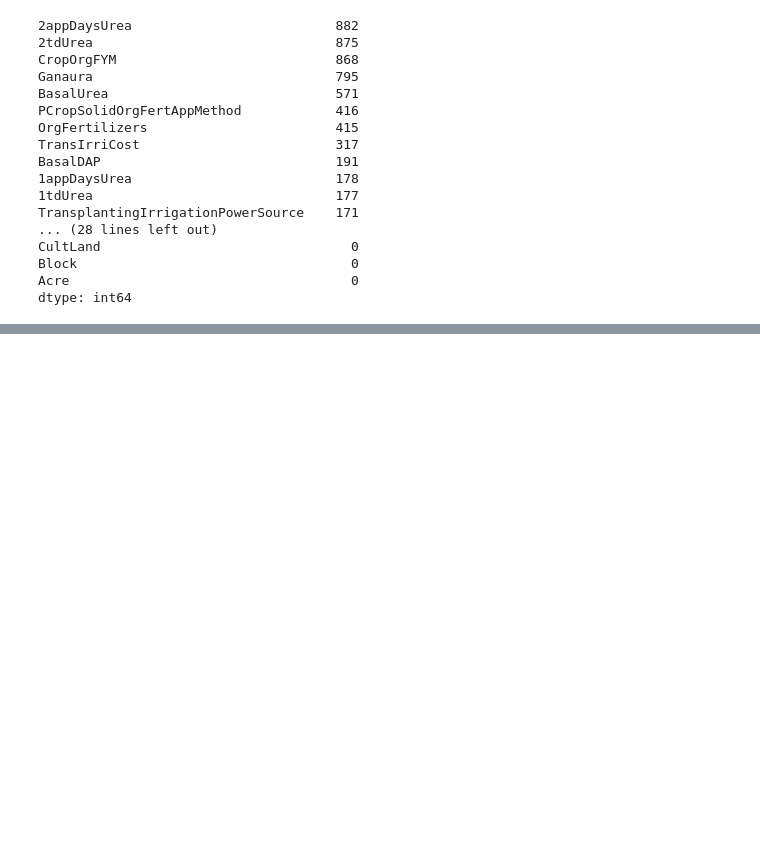
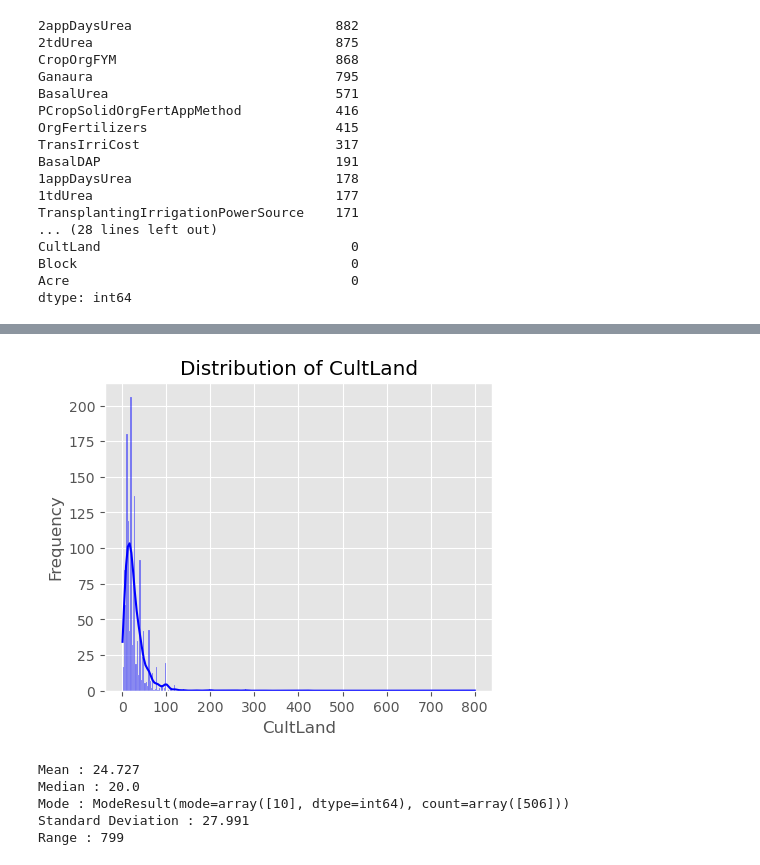
Before and after one commit to JOHNMARK-cmd/phase5project, a Jupyter notebook: GROUP-SIX.ipynb, the cells around one changed output, grey strips where cells are left out. Drawn from its saved outputs; the diff is of its cells as text; code cells hidden in the pictures; blank space fills up the shorter version.

```diff
--- a/GROUP-SIX.ipynb
+++ b/GROUP-SIX.ipynb
@@ -502,0 +567,19 @@ plt.show()
+# %%
+# Plotting the distribution of CultLand
+fig, ax = plt.subplots(figsize=(5,4))
+sns.histplot(train["CultLand"], stat = 'frequency', color = "blue", kde = True, ax = ax)
+ax.set_ylabel("Frequency")
+ax.set_xlabel("CultLand")
+ax.set_title("Distribution of CultLand")
+plt.show()
+# %% [output]
+[figure, added]
+# %%
+#checking the descriptive statistics of CropCultLand
+train_descriptive(train, "CropCultLand")
+# %% [output]
+Mean : 24.727
+Median : 20.0
+Mode : ModeResult(mode=array([10], dtype=int64), count=array([506]))
+Standard Deviation : 27.991
+Range : 799
```
Also changed, not shown: parts of 47 cells of this notebook.
